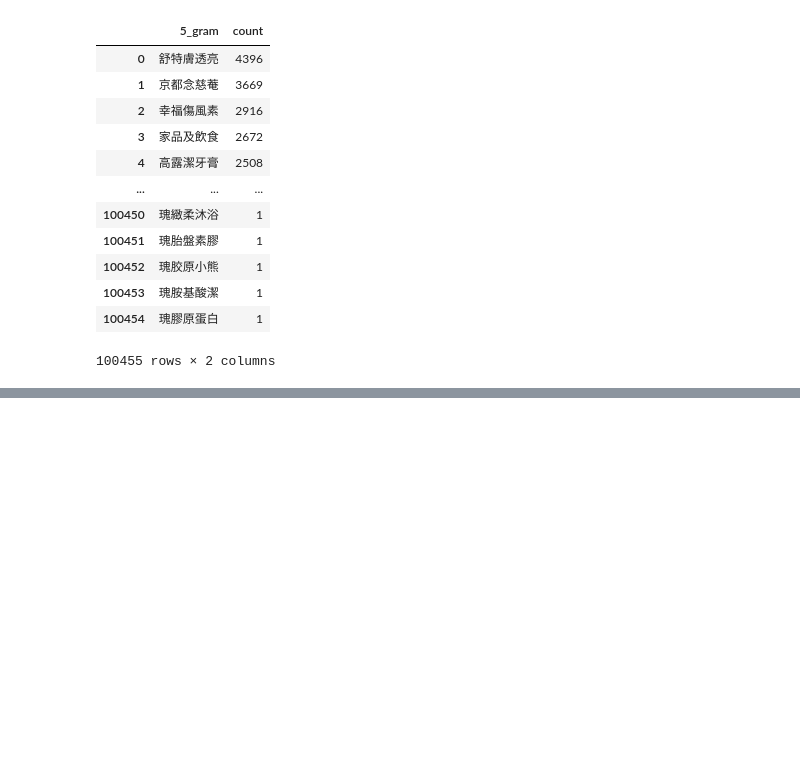
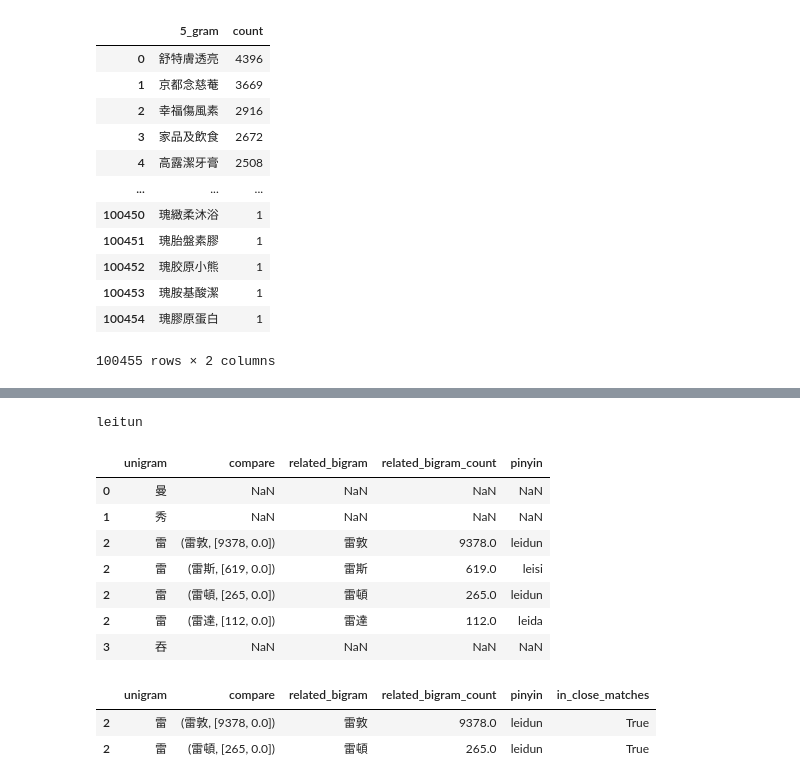
Before and after one commit to victor31ao/search_keywords, a Jupyter notebook: finding_keywords.ipynb, the cells around one changed output, grey strips where cells are left out. Drawn from its saved outputs; the diff is of its cells as text; code cells hidden in the pictures; blank space fills up the shorter version.

Commit message:
update finding_keywords.ipynb add correct function

```diff
--- a/finding_keywords.ipynb
+++ b/finding_keywords.ipynb
@@ -230,0 +209,14 @@ bigram_df[bigram_df["2_gram"].str.contains("秀敦")]
+# %%
+input_text = "曼秀雷吞"  # 曼秀雷吞
+
+input_unigram = do_n_gram(input_text, n=1)
+input_bigram = do_n_gram(input_text, n=2)
+input_bigram.append(None)
+
+autocorrect_dict = {
+    "unigram": input_unigram,
+    "bigram": input_bigram
+}
+
+autocorrect_df = pd.DataFrame(autocorrect_dict)
+autocorrect_df
@@ -230,0 +229,7 @@ bigram_df[bigram_df["2_gram"].str.contains("秀敦")]
+# %%
+autocorrect_df["unigram_counts"] = autocorrect_df["unigram"].apply(lambda x: unigram_df["count"][unigram_df["1_gram"] == x].values)
+autocorrect_df["unigram_counts"] = autocorrect_df["unigram_counts"].map(lambda x: x[0] if len(x) > 0 else 0)
+autocorrect_df["bigram_counts"] = autocorrect_df["bigram"].apply(lambda x: bigram_df["count"][bigram_df["2_gram"] == x].values)
+autocorrect_df["bigram_counts"] = autocorrect_df["bigram_counts"].map(lambda x: x[0] if len(x) > 0 else 0)
+autocorrect_df["prob"] = autocorrect_df["bigram_counts"] / autocorrect_df["unigram_counts"]
+autocorrect_df
@@ -230,0 +242,5 @@ bigram_df[bigram_df["2_gram"].str.contains("秀敦")]
+# %%
+threshold = 0.00017
+
+autocorrect_df["compare"] = autocorrect_df["unigram"][(autocorrect_df["prob"] < threshold) & ~(autocorrect_df["bigram"].isna())].apply(lambda x: find_matches(x, bigram_df, 2))
+autocorrect_df
@@ -230,0 +253,7 @@ bigram_df[bigram_df["2_gram"].str.contains("秀敦")]
+# %%
+autocorrect_df["compare"] = autocorrect_df["compare"].map(lambda x: x.items() if isinstance(x, dict) else x)
+
+expand_df = autocorrect_df[["unigram", "compare"]].explode("compare")
+expand_df["related_bigram"] = expand_df["compare"].map(lambda x: x[0] if isinstance(x, tuple) else x)
+expand_df["related_bigram_count"] = expand_df["compare"].map(lambda x: x[1][0] if isinstance(x, tuple) else x)
+expand_df
@@ -230,0 +271,29 @@ bigram_df[bigram_df["2_gram"].str.contains("秀敦")]
+# %%
+bigram_need_correct = autocorrect_df["bigram"][~(autocorrect_df["compare"].isna())].values
+text_need_correct = "".join(pypinyin.lazy_pinyin(bigram_need_correct))
+print(text_need_correct)
+# %% [output]
+leitun
+# %%
+expand_df["pinyin"] = expand_df["related_bigram"].apply(lambda x: "".join(pypinyin.lazy_pinyin(x)) if isinstance(x, str) else x)
+expand_df
+# %% [output]
+|  | unigram | compare | related_bigram | related_bigram_count | pinyin |
+| 0 | 曼 | NaN | NaN | NaN | NaN |
+| 1 | 秀 | NaN | NaN | NaN | NaN |
+| 2 | 雷 | (雷敦, [9378, 0.0]) | 雷敦 | 9378.0 | leidun |
+| 2 | 雷 | (雷斯, [619, 0.0]) | 雷斯 | 619.0 | leisi |
+| 2 | 雷 | (雷頓, [265, 0.0]) | 雷頓 | 265.0 | leidun |
+| 2 | 雷 | (雷達, [112, 0.0]) | 雷達 | 112.0 | leida |
+| 3 | 吞 | NaN | NaN | NaN | NaN |
+# %%
+import difflib
+
+close_matches = difflib.get_close_matches(text_need_correct, expand_df["pinyin"][~(expand_df["pinyin"].isna())])
+
+expand_df["in_close_matches"] = expand_df["pinyin"].map(lambda x: True if isinstance(x, str) and x in close_matches else False)
+expand_df[expand_df["in_close_matches"] == True]
+# %% [output]
+|  | unigram | compare | related_bigram | related_bigram_count | pinyin | in_close_matches |
+| 2 | 雷 | (雷敦, [9378, 0.0]) | 雷敦 | 9378.0 | leidun | True |
+| 2 | 雷 | (雷頓, [265, 0.0]) | 雷頓 | 265.0 | leidun | True |
```
Also changed, not shown: parts of 13 cells of this notebook.
